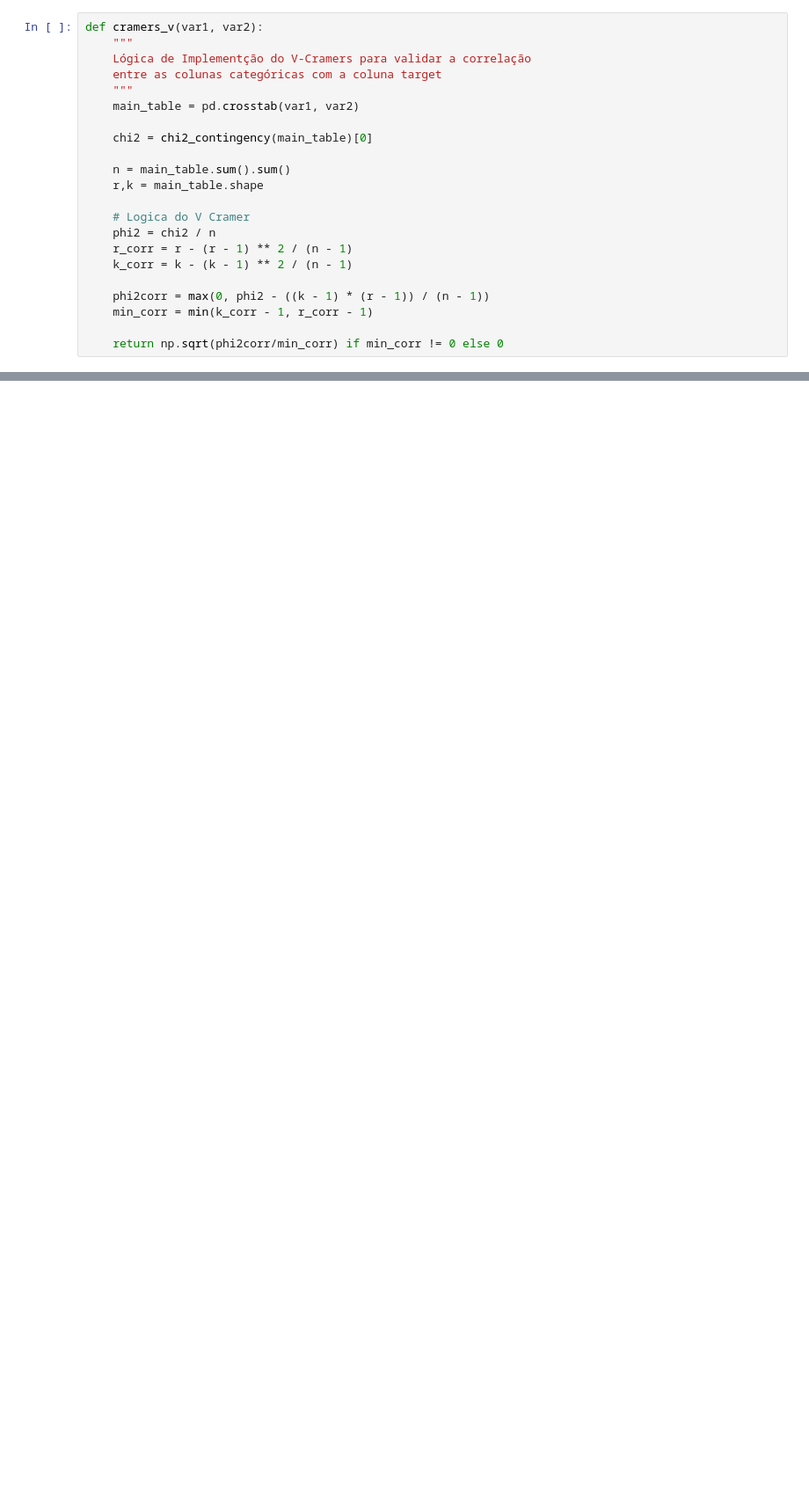
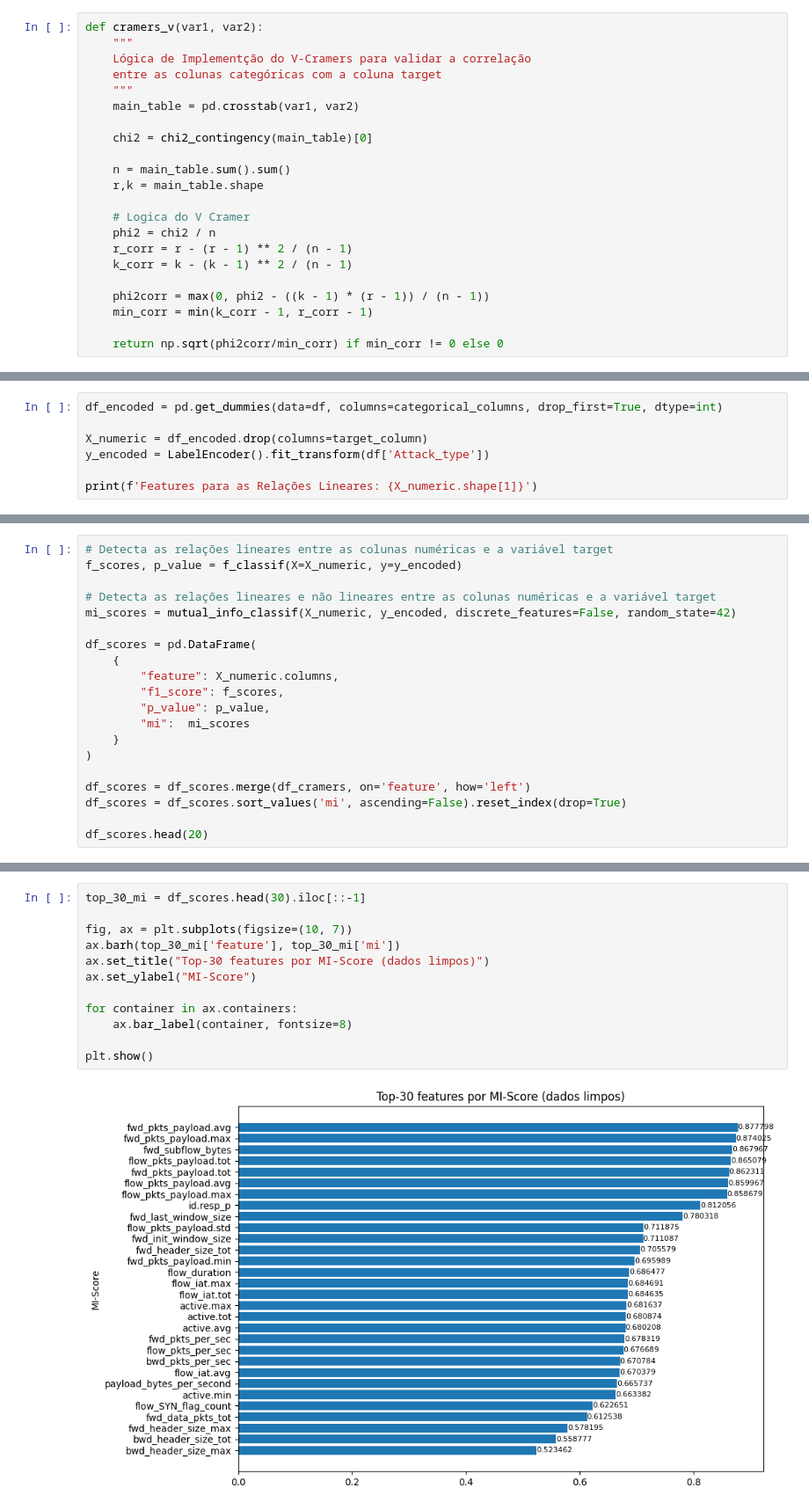
Before and after one commit to MBA-Data-Science-Unifor/IoT-Guard, a Jupyter notebook: artifacts/notebooks/EDA.ipynb, the cells around one changed output, grey strips where cells are left out. Shown at 88% size. Drawn from its saved outputs; the diff is of its cells as text; blank space fills up the shorter version.

```diff
--- a/artifacts/notebooks/EDA.ipynb
+++ b/artifacts/notebooks/EDA.ipynb
@@ -318,0 +303,7 @@ Cramér's V — service: 0.590
+# %%
+df_encoded = pd.get_dummies(data=df, columns=categorical_columns, drop_first=True, dtype=int)
+
+X_numeric = df_encoded.drop(columns=target_column)
+y_encoded = LabelEncoder().fit_transform(df['Attack_type'])
+
+print(f'Features para as Relações Lineares: {X_numeric.shape[1]}')
@@ -318,0 +312,20 @@ Cramér's V — service: 0.590
+# %%
+# Detecta as relações lineares entre as colunas numéricas e a variável target
+f_scores, p_value = f_classif(X=X_numeric, y=y_encoded)
+
+# Detecta as relações lineares e não lineares entre as colunas numéricas e a variável target
+mi_scores = mutual_info_classif(X_numeric, y_encoded, discrete_features=False, random_state=42)
+
+df_scores = pd.DataFrame(
+    {
+        "feature": X_numeric.columns,
+        "f1_score": f_scores,
+        "p_value": p_value,
+        "mi":  mi_scores
+    }
+)
+
+df_scores = df_scores.merge(df_cramers, on='feature', how='left')
+df_scores = df_scores.sort_values('mi', ascending=False).reset_index(drop=True)
+
+df_scores.head(20)
@@ -318,0 +352,14 @@ Cramér's V — service: 0.590
+# %%
+top_30_mi = df_scores.head(30).iloc[::-1]
+
+fig, ax = plt.subplots(figsize=(10, 7))
+ax.barh(top_30_mi['feature'], top_30_mi['mi'])
+ax.set_title("Top-30 features por MI-Score (dados limpos)")
+ax.set_ylabel("MI-Score")
+
+for container in ax.containers:
+    ax.bar_label(container, fontsize=8)
+
+plt.show()
+# %% [output]
+[figure, added]
```
Also changed, not shown: parts of 47 cells of this notebook.
